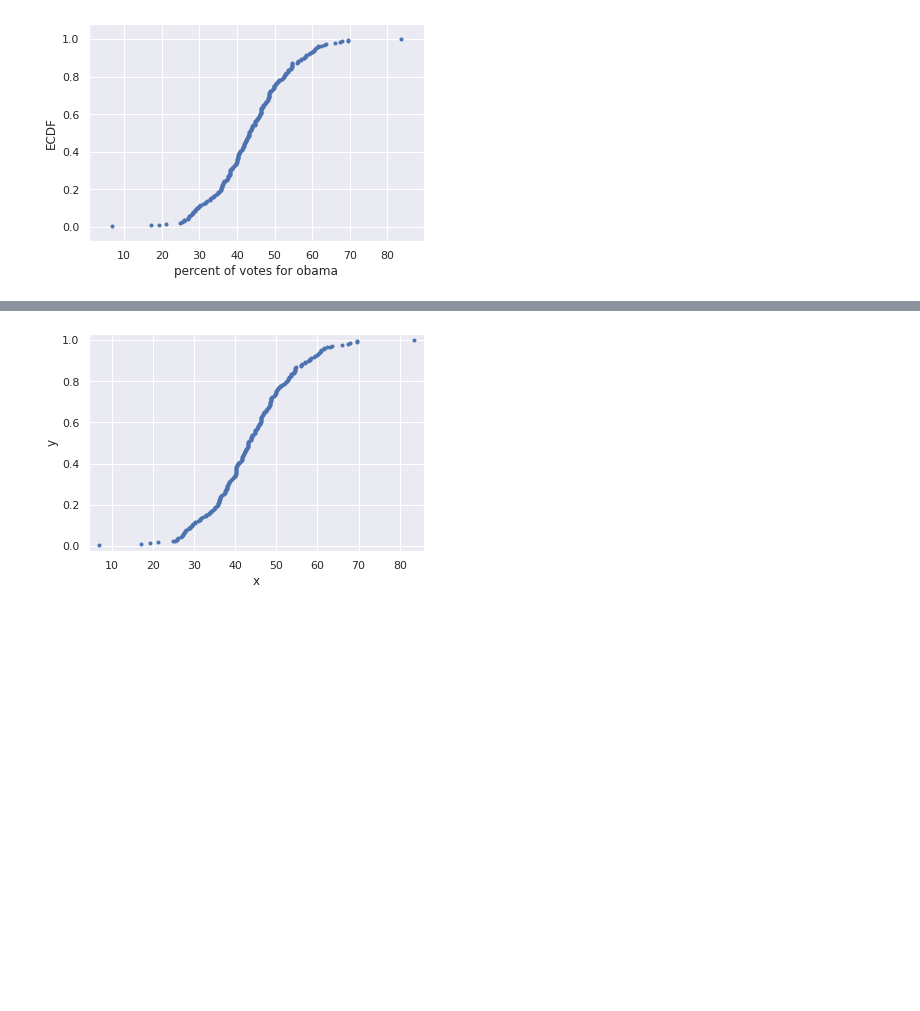
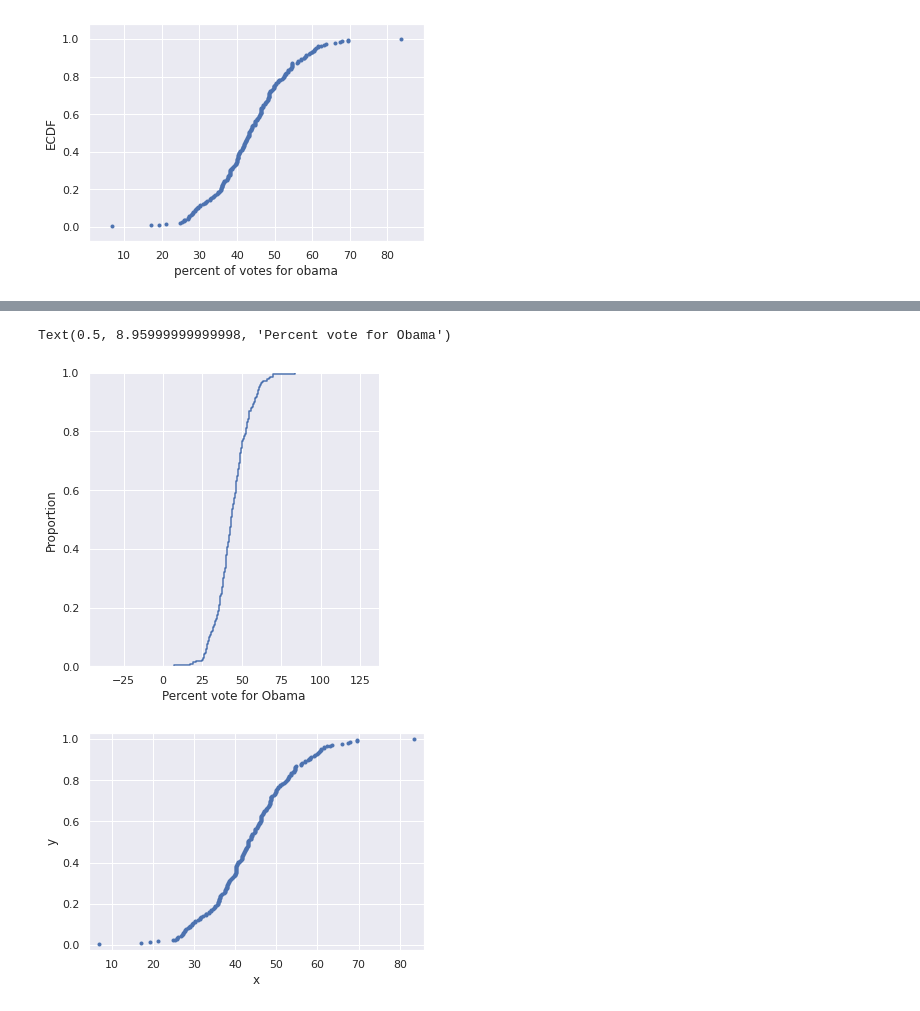
Before and after one commit to LucianoBatista/study-sprints, a Jupyter notebook: sprint-2021-11-16/datacamp/think-prop-pt1/graph-data-analysis.ipynb, the cells around one changed output, grey strips where cells are left out. Drawn from its saved outputs; the diff is of its cells as text; code cells hidden in the pictures; blank space fills up the shorter version.

```diff
--- a/sprint-2021-11-16/datacamp/think-prop-pt1/graph-data-analysis.ipynb
+++ b/sprint-2021-11-16/datacamp/think-prop-pt1/graph-data-analysis.ipynb
@@ -94,3 +109,10 @@ plt.show()
+# %%
+_ = sns.displot(x="dem_share", data=df_swing_states, kind="ecdf")
+plt.margins(.7)
+plt.xlabel("Percent vote for Obama")
+# %% [output]
+Text(0.5, 8.95999999999998, 'Percent vote for Obama')
+[figure, added]
 # %%
 # creating a ecdf function
 def ecdf(data: ArrayLike):
```
Also changed, not shown: parts of 6 cells of this notebook, 2 other files.
